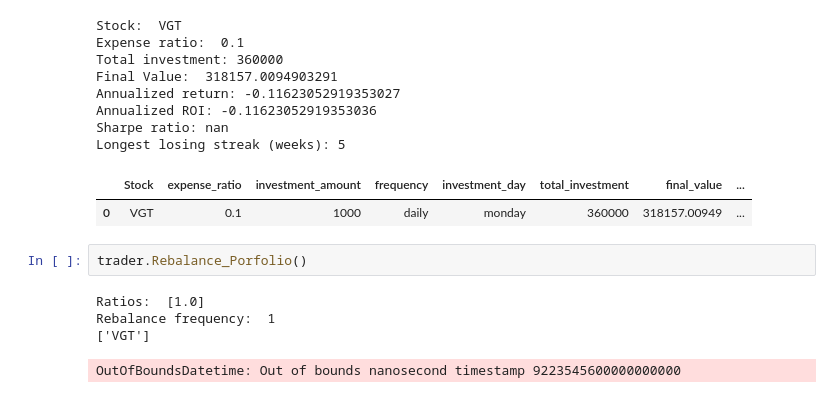
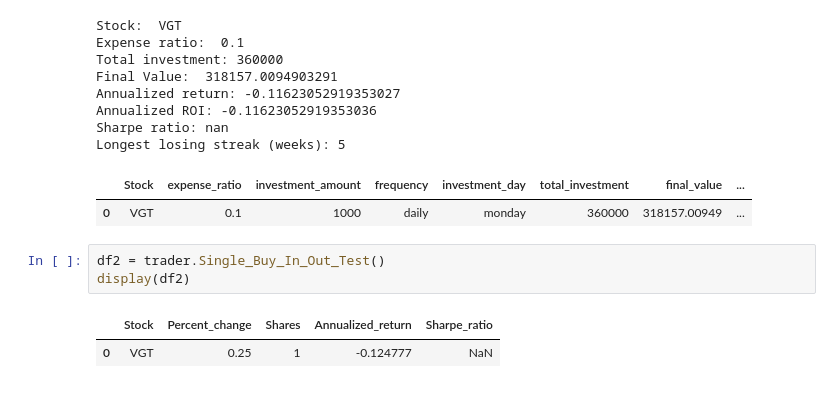
Before and after one commit to bxdong7/FinTrade, a Jupyter notebook: classes.ipynb, the cells around one changed output. Drawn from its saved outputs; the diff is of its cells as text.

```diff
--- a/classes.ipynb
+++ b/classes.ipynb
@@ -1025,10 +926,9 @@ Sharpe ratio: nan
 Longest losing streak (weeks): 5
 |  | Stock | expense_ratio | investment_amount | frequency | investment_day | total_investment | final_value | ... |
 | 0 | VGT | 0.1 | 1000 | daily | monday | 360000 | 318157.00949 | ... |
-# %%
-trader.Rebalance_Porfolio()
-# %% [output]
-Ratios:  [1.0]
-Rebalance frequency:  1
-['VGT']
-OutOfBoundsDatetime: Out of bounds nanosecond timestamp 9223545600000000000
+# %%
+df2 = trader.Single_Buy_In_Out_Test()
+display(df2)
+# %% [output]
+|  | Stock | Percent_change | Shares | Annualized_return | Sharpe_ratio |
+| 0 | VGT | 0.25 | 1 | -0.124777 | NaN |
```
Also changed, not shown: parts of 1 cell of this notebook.
